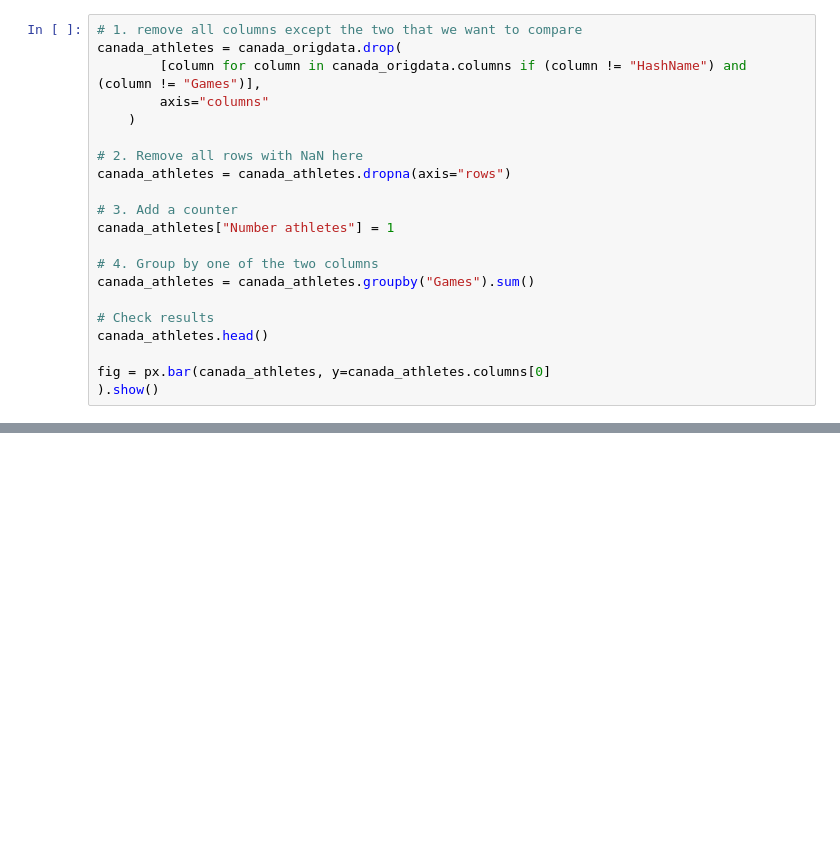
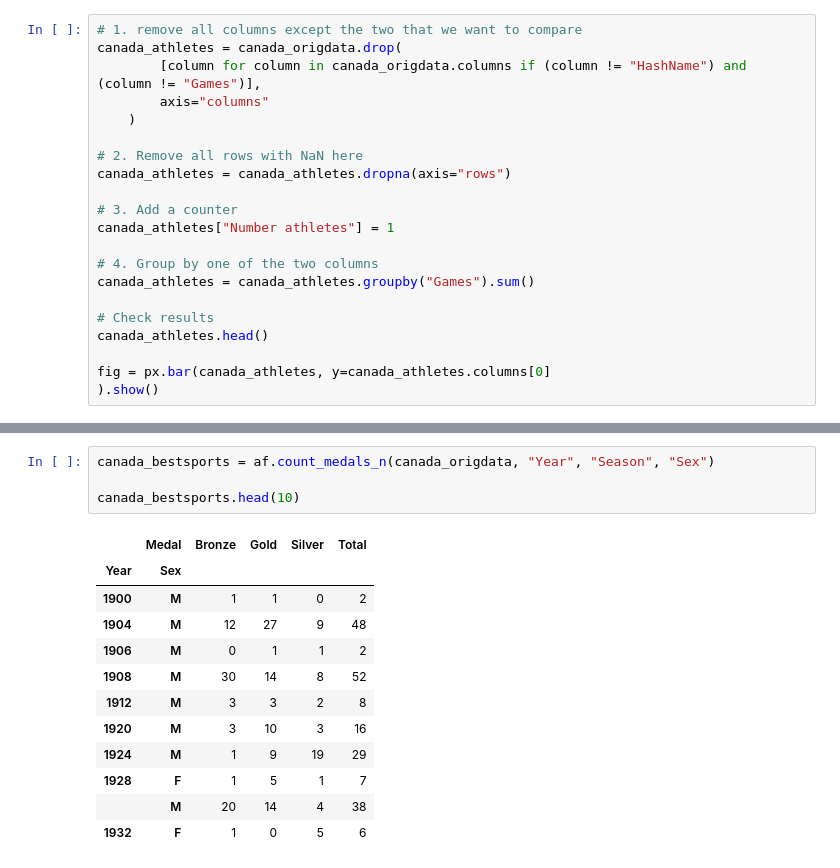
Before and after one commit to yuna-liu/Databehandling-OS-Yuna-Joachim, a Jupyter notebook: Q1_J_temp.ipynb, the cells around one changed output, grey strips where cells are left out. Cells and saved outputs as stored; diff of their text form; blank space fills up the shorter version.

Commit message:
J: new countmedals function

```diff
--- a/Q1_J_temp.ipynb
+++ b/Q1_J_temp.ipynb
@@ -175,0 +191,17 @@ See the caveats in the documentation: https://pandas.pydata.org/pandas-docs/stab
+# %%
+canada_bestsports = af.count_medals_n(canada_origdata, "Year", "Season", "Sex")
+
+canada_bestsports.head(10)
+# %% [output]
+|  | Medal | Bronze | Gold | Silver | Total |
+| Year | Sex |  |  |  |  |
+| 1900 | M | 1 | 1 | 0 | 2 |
+| 1904 | M | 12 | 27 | 9 | 48 |
+| 1906 | M | 0 | 1 | 1 | 2 |
+| 1908 | M | 30 | 14 | 8 | 52 |
+| 1912 | M | 3 | 3 | 2 | 8 |
+| 1920 | M | 3 | 10 | 3 | 16 |
+| 1924 | M | 1 | 9 | 19 | 29 |
+| 1928 | F | 1 | 5 | 1 | 7 |
+|  | M | 20 | 14 | 4 | 38 |
+| 1932 | F | 1 | 0 | 5 | 6 |
```
Also changed, not shown: parts of 3 cells of this notebook, 1 other file.
